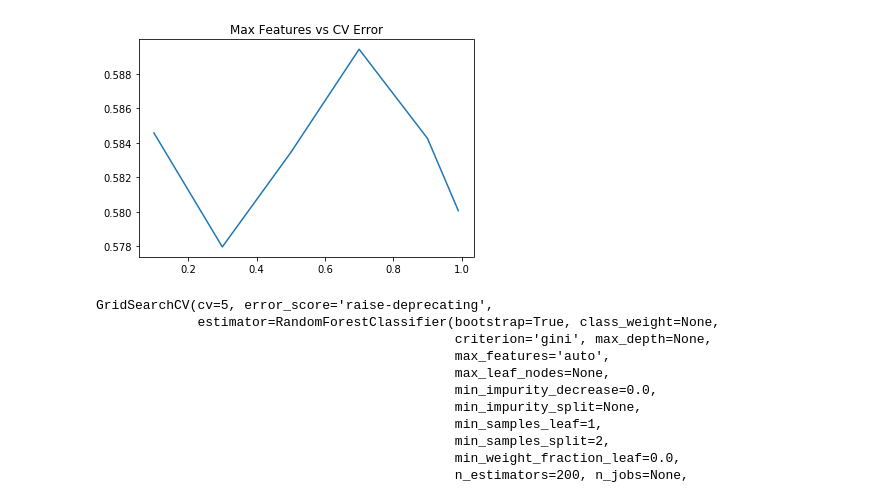
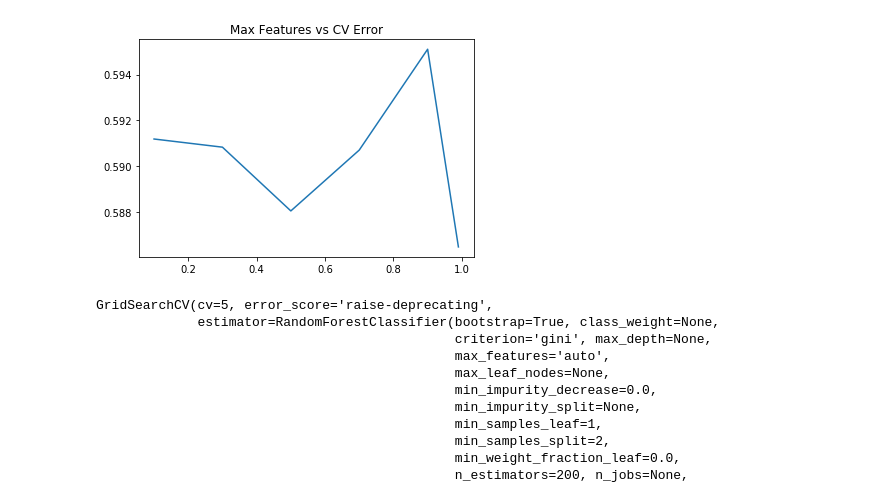
Before and after one commit to Lizhujie/Python-Project, a Jupyter notebook: Model_and_Optimization.ipynb, the cells around one changed output. Cells and saved outputs as stored; diff of their text form; code cells hidden in the pictures.

```diff
--- a/Model_and_Optimization.ipynb
+++ b/Model_and_Optimization.ipynb
@@ -40,15 +40,15 @@ plt.title("Max Features vs CV Error");
 # %%
 max_features_1 = [.1, .3, .5, .7, .9, .99]
 test_scores = []
-for max_feat in max_features_:
+for max_feat in max_features_1:
     clf = GradientBoostingClassifier(n_estimators=200, max_features=max_feat)
     test_score = np.sqrt(-cross_val_score(clf, X_train, y_train, cv=5, scoring='neg_mean_squared_error'))
     test_scores.append(np.mean(test_score))
 
 plt.plot(max_features, test_scores)
 plt.title("Max Features vs CV Error");
 # %% [output]
-[figure, old version]
+[figure, new version]
 # %%
 rf = RandomForestClassifier(n_estimators = 200)
 
```
Also changed, not shown: parts of 14 cells of this notebook, 2 other files.
